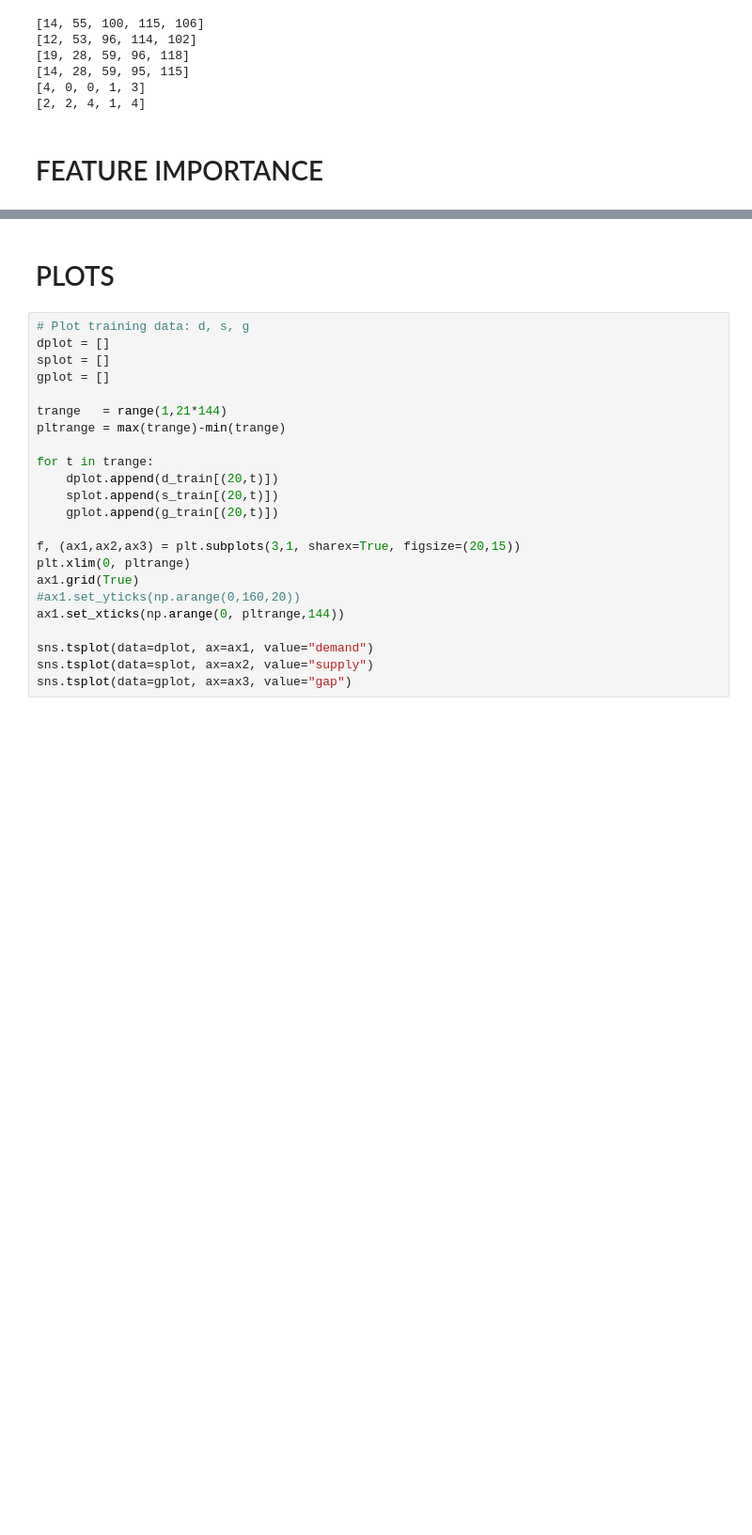
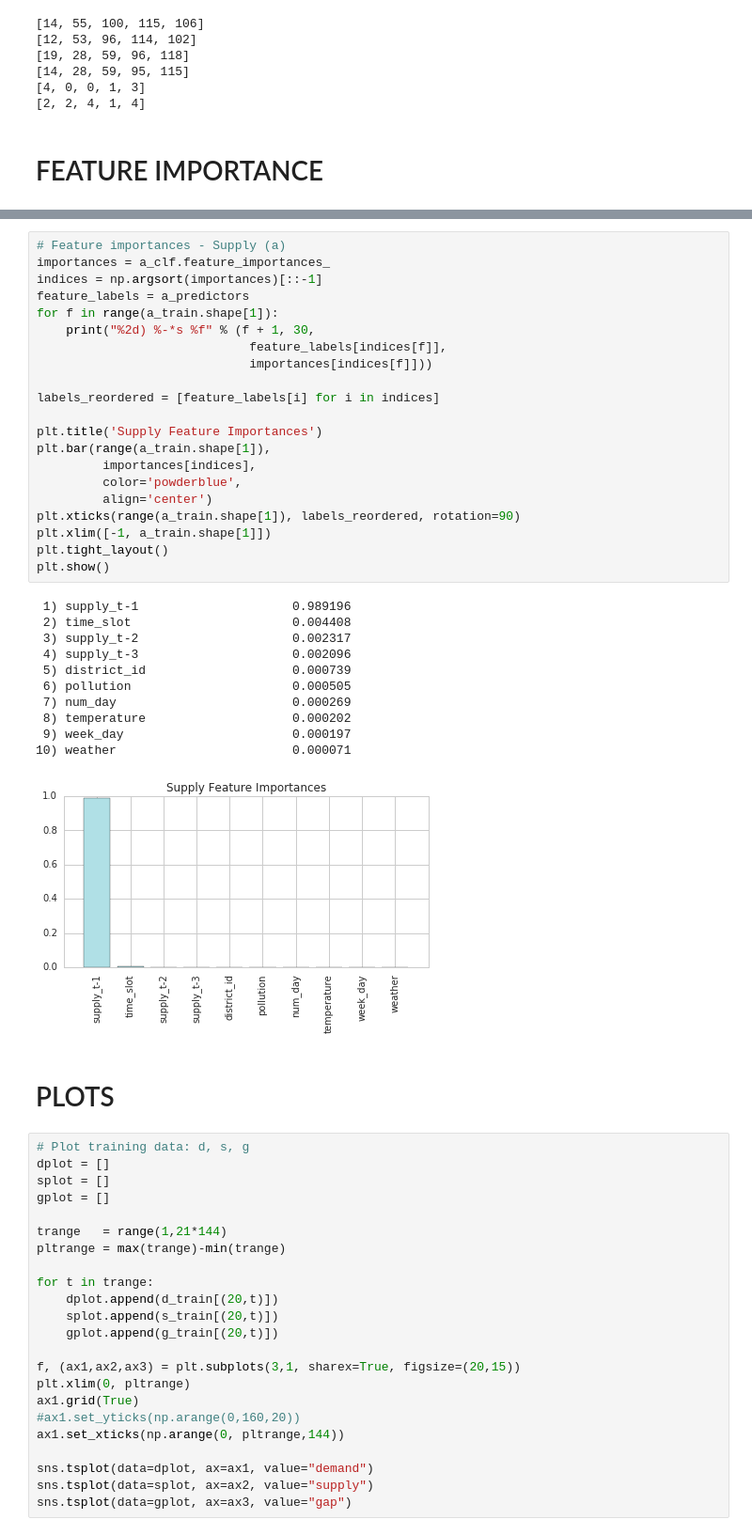
Before and after one commit to rvishakh/udacity, a Jupyter notebook: MLND/capstone/didi/capstone.ipynb, the cells around one changed output, grey strips where cells are left out. Shown: that part at 94% size. Drawn from its saved outputs; the diff is of its cells as text; blank space fills up the shorter version.

```diff
--- a/MLND/capstone/didi/capstone.ipynb
+++ b/MLND/capstone/didi/capstone.ipynb
@@ -497,3 +489,36 @@ plt.show()
+# %%
+# Feature importances - Supply (a)
+importances = a_clf.feature_importances_
+indices = np.argsort(importances)[::-1]
+feature_labels = a_predictors
+for f in range(a_train.shape[1]):
+    print("%2d) %-*s %f" % (f + 1, 30,
+                             feature_labels[indices[f]],
+                             importances[indices[f]]))
+
+labels_reordered = [feature_labels[i] for i in indices]
+
+plt.title('Supply Feature Importances')
+plt.bar(range(a_train.shape[1]),
+         importances[indices],
+         color='powderblue',
+         align='center')
+plt.xticks(range(a_train.shape[1]), labels_reordered, rotation=90)
+plt.xlim([-1, a_train.shape[1]])
+plt.tight_layout()
+plt.show()
+# %% [output]
+ 1) supply_t-1                     0.989196
+ 2) time_slot                      0.004408
+ 3) supply_t-2                     0.002317
+ 4) supply_t-3                     0.002096
+ 5) district_id                    0.000739
+ 6) pollution                      0.000505
+ 7) num_day                        0.000269
+ 8) temperature                    0.000202
+ 9) week_day                       0.000197
+10) weather                        0.000071
+[figure, added]
 # %% [markdown]
 # PLOTS
 # %%
```
Also changed, not shown: parts of 24 cells of this notebook.
